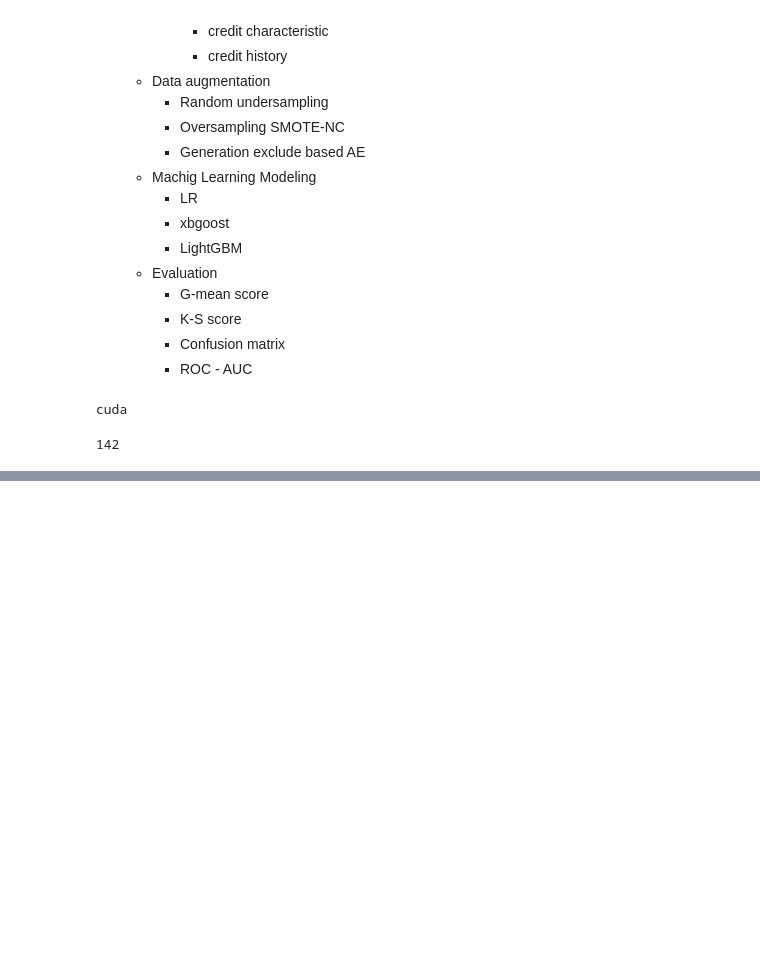
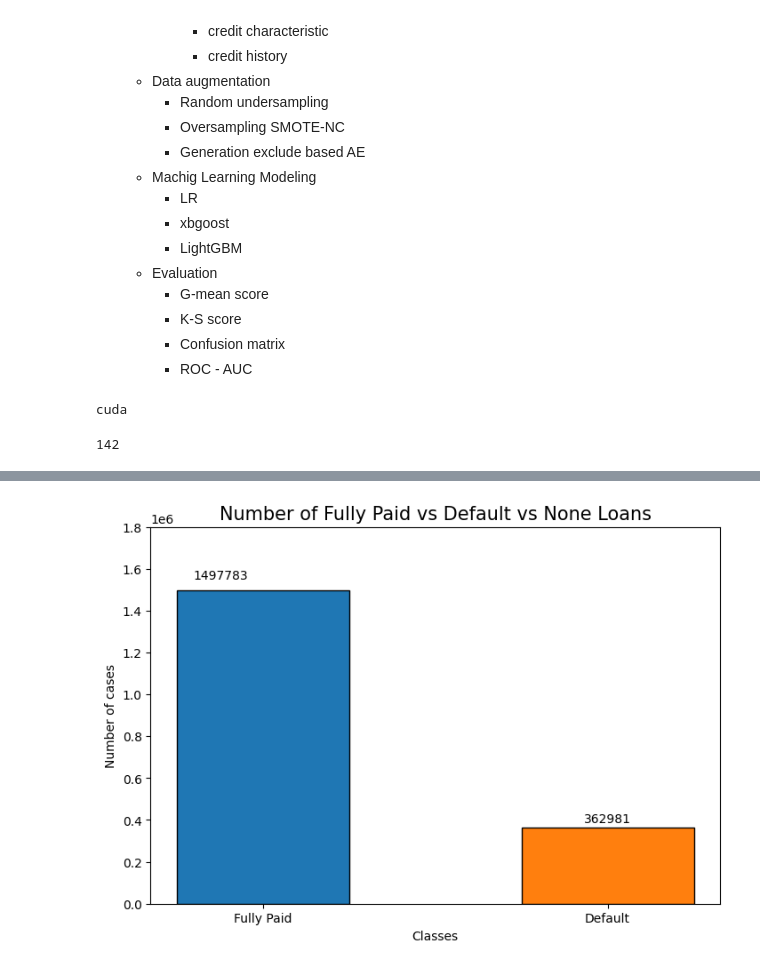
Before and after one commit to Seungminin/Data_Analysis_lending-club, a Jupyter notebook: Paper_code/Data_source.ipynb, the cells around one changed output, grey strips where cells are left out. Cells and saved outputs as stored; diff of their text form; code cells hidden in the pictures; blank space fills up the shorter version.

```diff
--- a/Paper_code/Data_source.ipynb
+++ b/Paper_code/Data_source.ipynb
@@ -66,0 +343,4 @@ len(data.columns)
+# %%
+drop_features = ['Unnamed: 0', 'url','title']
+
+data = data.drop(columns=drop_features)
@@ -66,0 +407,43 @@ len(data.columns)
+# %%
+# For transforming the problem into a binary classification we will encode the target so that it contains only 1, 0, and nan.
+mapping = {
+    "Fully Paid" : 0,
+    "Default" : 1
+}
+
+def encoding_target(x):
+    if isinstance(x,str):
+        return mapping[x]
+    return np.nan
+
+# Performing the encoding
+data['loan_status'] = data['loan_status'].map(encoding_target)
+
+# Droping all irrelevant data
+# data.dropna(subset=['loan_status'],inplace=True)
+# %%
+# Visualizing the encoded target
+
+defalut_fully_paid = data['loan_status'].value_counts()
+
+fig, ax = plt.subplots(figsize=(7,5), layout='constrained')
+rects = ax.bar(x=2, height=defalut_fully_paid[0], width=1, label="Fully Paid", edgecolor="black")
+rects = ax.bar(x=4, height=defalut_fully_paid[1], width=1, label="Default", edgecolor="black")
+ax.bar_label(rects, padding=2)
+
+
+ax.set_ylabel('Number of cases',size=10)
+ax.set_xlabel('Classes',size=10)
+ax.set_title('Number of Fully Paid vs Default vs None Loans',size=15)
+
+ax.set_xticks([2,4], ["Fully Paid","Default"])
+
+ax.set_ylim(0, 1800000)
+
+ax.text(1.6,1550000,defalut_fully_paid[0])
+#ax.text(3.7,400000,defalut_fully_paid[1])
+# ax.text(5.6,1150000,none_)
+
+fig.show()
+# %% [output]
+[figure, added]
```
Also changed, not shown: parts of 33 cells of this notebook.
